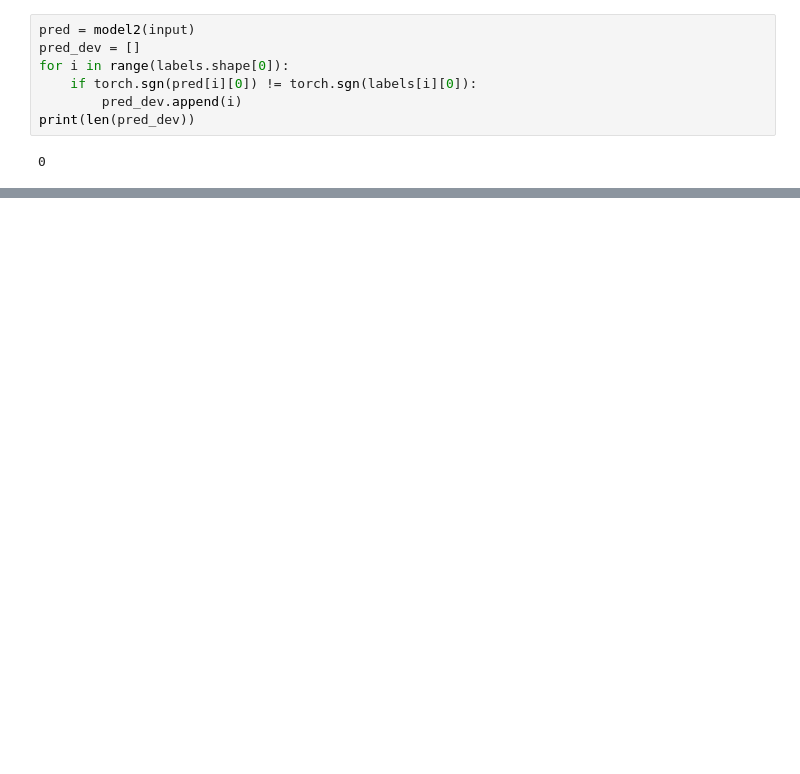
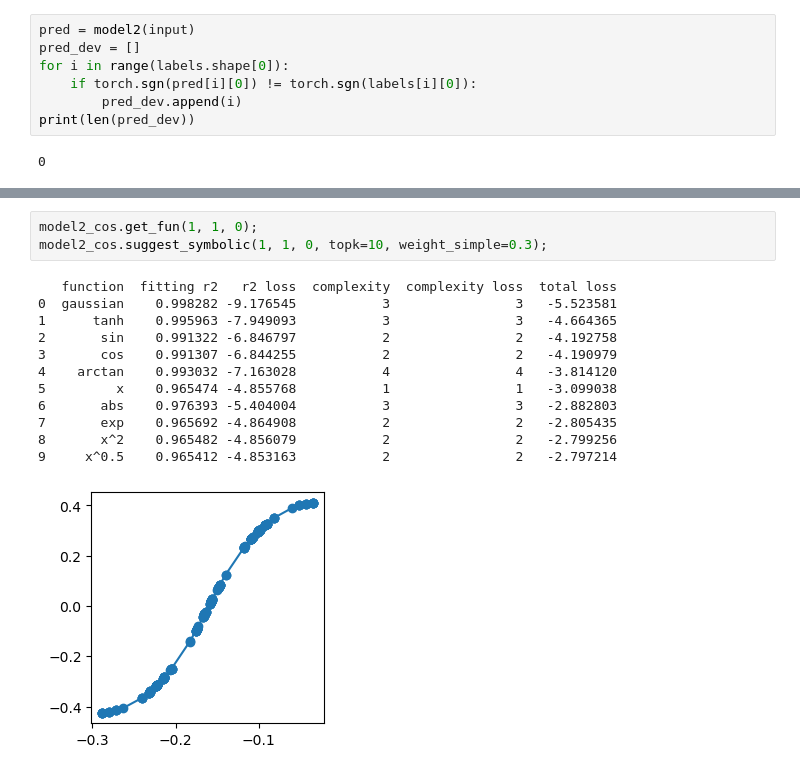
Before and after one commit to tlin06/kans_urop, a Jupyter notebook: SR_J2_finite/fix_best_bash.ipynb, the cells around one changed output, grey strips where cells are left out. Drawn from its saved outputs; the diff is of its cells as text; blank space fills up the shorter version.

```diff
--- a/SR_J2_finite/fix_best_bash.ipynb
+++ b/SR_J2_finite/fix_best_bash.ipynb
@@ -306,0 +400,16 @@ sympy.print_latex(ku.ex_round(model2.symbolic_formula()[0][0], 4))
+# %%
+model2_cos.get_fun(1, 1, 0);
+model2_cos.suggest_symbolic(1, 1, 0, topk=10, weight_simple=0.3);
+# %% [output]
+   function  fitting r2   r2 loss  complexity  complexity loss  total loss
+0  gaussian    0.998282 -9.176545           3                3   -5.523581
+1      tanh    0.995963 -7.949093           3                3   -4.664365
+2       sin    0.991322 -6.846797           2                2   -4.192758
+3       cos    0.991307 -6.844255           2                2   -4.190979
+4    arctan    0.993032 -7.163028           4                4   -3.814120
+5         x    0.965474 -4.855768           1                1   -3.099038
+6       abs    0.976393 -5.404004           3                3   -2.882803
+7       exp    0.965692 -4.864908           2                2   -2.805435
+8       x^2    0.965482 -4.856079           2                2   -2.799256
+9     x^0.5    0.965412 -4.853163           2                2   -2.797214
+[figure, added]
```
Also changed, not shown: parts of 20 cells of this notebook, 2 other files.
